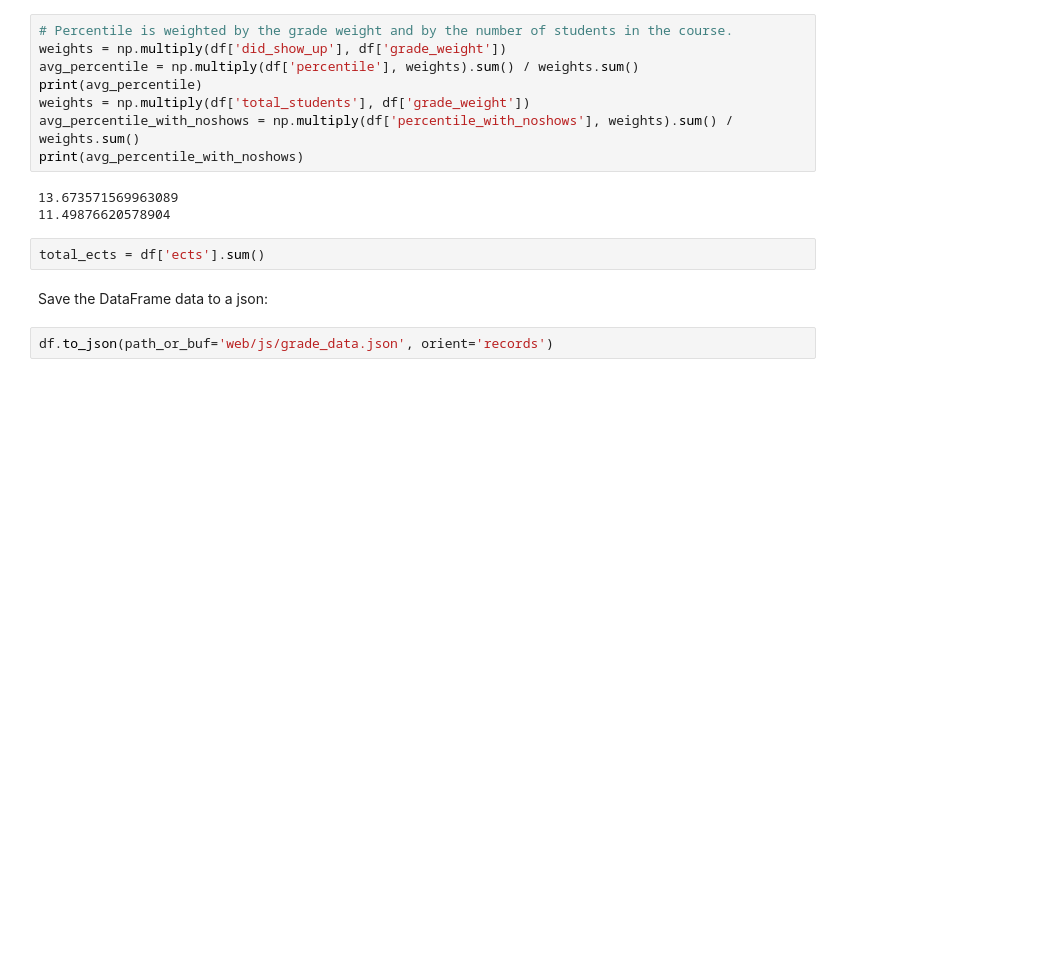
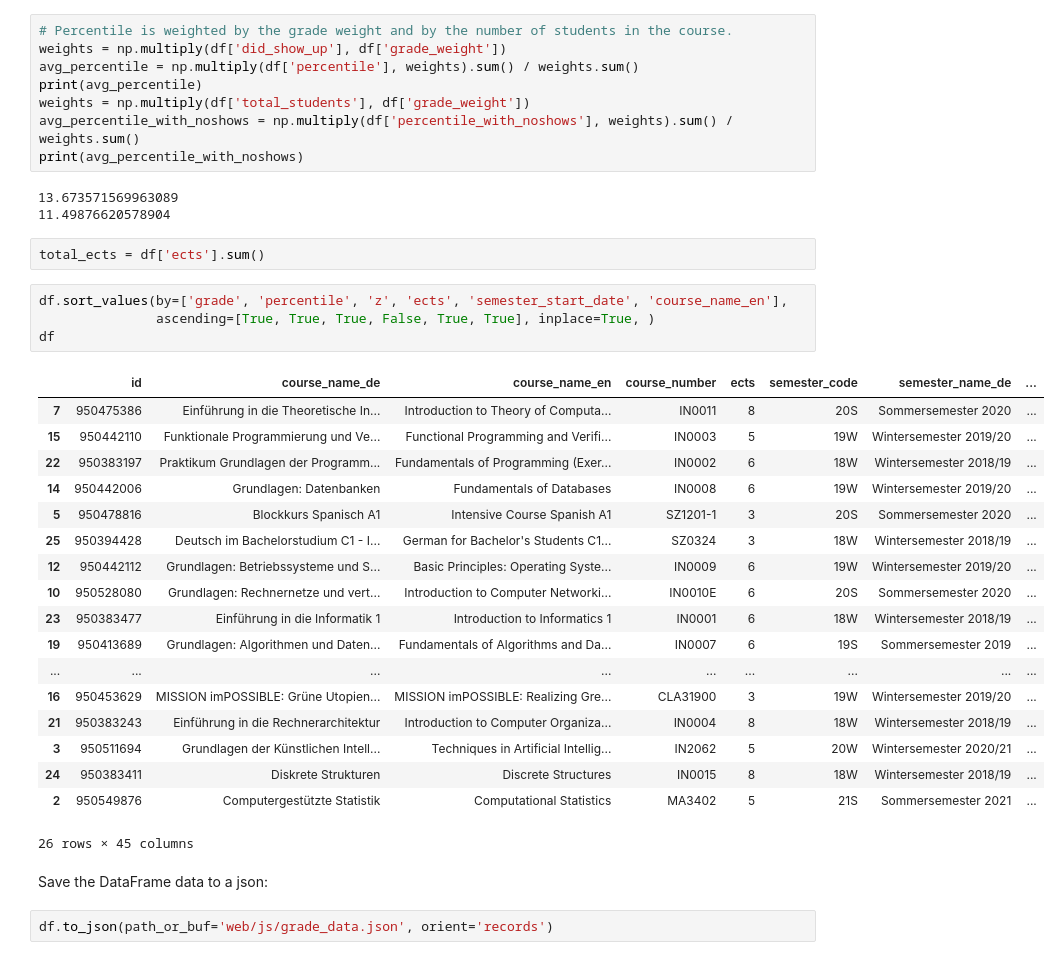
Before and after one commit to t4lz/my-grades, a Jupyter notebook: ExamStats.ipynb, the cells around one changed output. Cells and saved outputs as stored; diff of their text form; blank space fills up the shorter version.

Commit message:
default sort by grade

```diff
--- a/ExamStats.ipynb
+++ b/ExamStats.ipynb
@@ -255,6 +255,29 @@ print(avg_percentile_with_noshows)
 11.49876620578904
 # %%
 total_ects = df['ects'].sum()
+# %%
+df.sort_values(by=['grade', 'percentile', 'z', 'ects', 'semester_start_date', 'course_name_en'],
+               ascending=[True, True, True, False, True, True], inplace=True, )
+df
+# %% [output]
+|  | id | course_name_de | course_name_en | course_number | ects | semester_code | semester_name_de | ... |
+| 7 | 950475386 | Einführung in die Theoretische In... | Introduction to Theory of Computa... | IN0011 | 8 | 20S | Sommersemester 2020 | ... |
+| 15 | 950442110 | Funktionale Programmierung und Ve... | Functional Programming and Verifi... | IN0003 | 5 | 19W | Wintersemester 2019/20 | ... |
+| 22 | 950383197 | Praktikum Grundlagen der Programm... | Fundamentals of Programming (Exer... | IN0002 | 6 | 18W | Wintersemester 2018/19 | ... |
+| 14 | 950442006 | Grundlagen: Datenbanken | Fundamentals of Databases | IN0008 | 6 | 19W | Wintersemester 2019/20 | ... |
+| 5 | 950478816 | Blockkurs Spanisch A1 | Intensive Course Spanish A1 | SZ1201-1 | 3 | 20S | Sommersemester 2020 | ... |
+| 25 | 950394428 | Deutsch im Bachelorstudium C1 - I... | German for Bachelor's Students C1... | SZ0324 | 3 | 18W | Wintersemester 2018/19 | ... |
+| 12 | 950442112 | Grundlagen: Betriebssysteme und S... | Basic Principles: Operating Syste... | IN0009 | 6 | 19W | Wintersemester 2019/20 | ... |
+| 10 | 950528080 | Grundlagen: Rechnernetze und vert... | Introduction to Computer Networki... | IN0010E | 6 | 20S | Sommersemester 2020 | ... |
+| 23 | 950383477 | Einführung in die Informatik 1 | Introduction to Informatics 1 | IN0001 | 6 | 18W | Wintersemester 2018/19 | ... |
+| 19 | 950413689 | Grundlagen: Algorithmen und Daten... | Fundamentals of Algorithms and Da... | IN0007 | 6 | 19S | Sommersemester 2019 | ... |
+| ... | ... | ... | ... | ... | ... | ... | ... | ... |
+| 16 | 950453629 | MISSION imPOSSIBLE: Grüne Utopien... | MISSION imPOSSIBLE: Realizing Gre... | CLA31900 | 3 | 19W | Wintersemester 2019/20 | ... |
+| 21 | 950383243 | Einführung in die Rechnerarchitektur | Introduction to Computer Organiza... | IN0004 | 8 | 18W | Wintersemester 2018/19 | ... |
+| 3 | 950511694 | Grundlagen der Künstlichen Intell... | Techniques in Artificial Intellig... | IN2062 | 5 | 20W | Wintersemester 2020/21 | ... |
+| 24 | 950383411 | Diskrete Strukturen | Discrete Structures | IN0015 | 8 | 18W | Wintersemester 2018/19 | ... |
+| 2 | 950549876 | Computergestützte Statistik | Computational Statistics | MA3402 | 5 | 21S | Sommersemester 2021 | ... |
+26 rows × 45 columns
 # %% [markdown]
 Save the DataFrame data to a json:
 # %%
```
Also changed, not shown: 2 other files.
